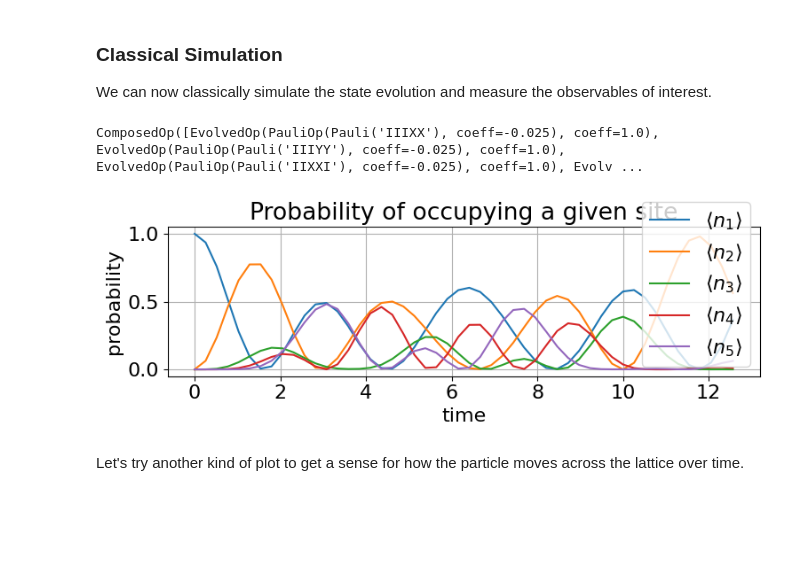
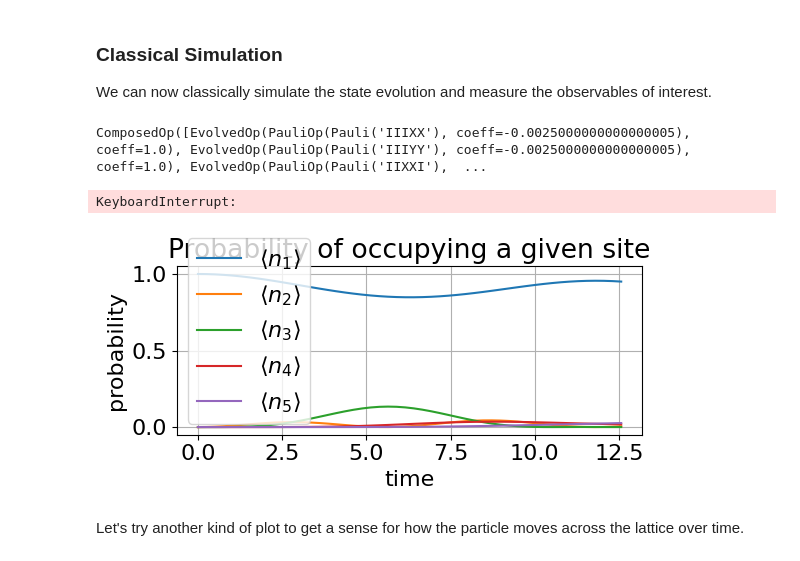
Before and after one commit to oscartq/qsim_mzm, a Jupyter notebook: tight-binding-chain/qsim-5-site-tight-binding.ipynb, the cells around one changed output. Saved outputs shown, nothing was run; the diff lists cells and outputs as text; code cells hidden in the pictures; blank space fills up the shorter version.

Commit message:
corrected code for the tight binding chain, generated new figures

```diff
--- a/tight-binding-chain/qsim-5-site-tight-binding.ipynb
+++ b/tight-binding-chain/qsim-5-site-tight-binding.ipynb
@@ -96,7 +96,7 @@ tau_d = Parameter("τ_d")
 H_param = compute_H(tau, tau_d, num_sites, defect_location)
 
 # Select specific tau and tau_d values
-H = H_param.bind_parameters({tau: 1, tau_d: 0.5})
+H = H_param.bind_parameters({tau: 0.1, tau_d: 0.5})
 
 # Print Hamiltonian operators to confirm it's what we expect
 H
@@ -148,7 +148,7 @@ def compute_U_trot(H, time, trotter_steps, order=1):
 # Print example output
 compute_U_trot(H, 1, 20)
 # %% [output]
-ComposedOp([EvolvedOp(PauliOp(Pauli('IIIXX'), coeff=-0.025), coeff=1.0), EvolvedOp(PauliOp(Pauli('IIIYY'), coeff=-0.025), coeff=1.0), EvolvedOp(PauliOp(Pauli('IIXXI'), coeff=-0.025), coeff=1.0), Evolv ...
+ComposedOp([EvolvedOp(PauliOp(Pauli('IIIXX'), coeff=-0.0025000000000000005), coeff=1.0), EvolvedOp(PauliOp(Pauli('IIIYY'), coeff=-0.0025000000000000005), coeff=1.0), EvolvedOp(PauliOp(Pauli('IIXXI'),  ...
 # %%
 # Time evolution calculation using same parameters as the exact classical calculation
 
@@ -163,6 +163,7 @@ trotter_steps = 8
 
 # Calculate each number operator's expectation value at each time point and store in a 2D array
 evo_matrix_trot = np.zeros((len(times), num_sites))
+
 for i, ni in enumerate(tqdm(n_is)):
     for j, time in enumerate(times):
         U = compute_U_trot(H, time, trotter_steps)
@@ -170,6 +171,8 @@ for i, ni in enumerate(tqdm(n_is)):
         evo_matrix_trot[j, i] = np.abs(
             (final_state.adjoint() @ ni @ final_state).eval()
         )
+# %% [output]
+KeyboardInterrupt:
 # %%
 # Time evolution calculation using same parameters as the exact classical calculation
 
@@ -184,8 +187,8 @@ trotter_steps = 8
 
 # Calculate each number operator's expectation value at each time point and store in a 2D array
 evo_matrix_trot = np.zeros((len(times), num_sites))
-for i, ni in enumerate(tqdm(n_is)):
-    for j, time in enumerate(times):
+for i, ni in enumerate(n_is):
+    for j, time in enumerate(tqdm(times)):
         U = compute_U_trot(H, time, trotter_steps)
         final_state = U @ initial_state
         evo_matrix_trot[j, i] = np.abs(
@@ -194,20 +197,20 @@ for i, ni in enumerate(tqdm(n_is)):
 # %%
 # Plot the time evolution
 # list of labels for the plot
 num_op_labels = [r"$\langle n_" + str(i+1) + "\\rangle$" for i in range(num_sites)]
 
-plt.figure(figsize=(8, 3))
+plt.figure(figsize=(6, 3))
 plt.plot(times, evo_matrix_trot)
 plt.xlabel("time")
 plt.ylabel("probability")
 plt.title("Probability of occupying a given site")
 plt.grid()
 plt.legend(num_op_labels)
 plt.tight_layout()
 plt.savefig("figures/5-site-tb/5-site-prob.pdf")
 plt.show()
 # %% [output]
-[figure, old version]
+[figure, new version]
 # %% [markdown]
 Let's try another kind of plot to get a sense for how the particle moves across the lattice over time.
 # %%
```
Also changed, not shown: parts of 1 cell of this notebook, 13 other files.
